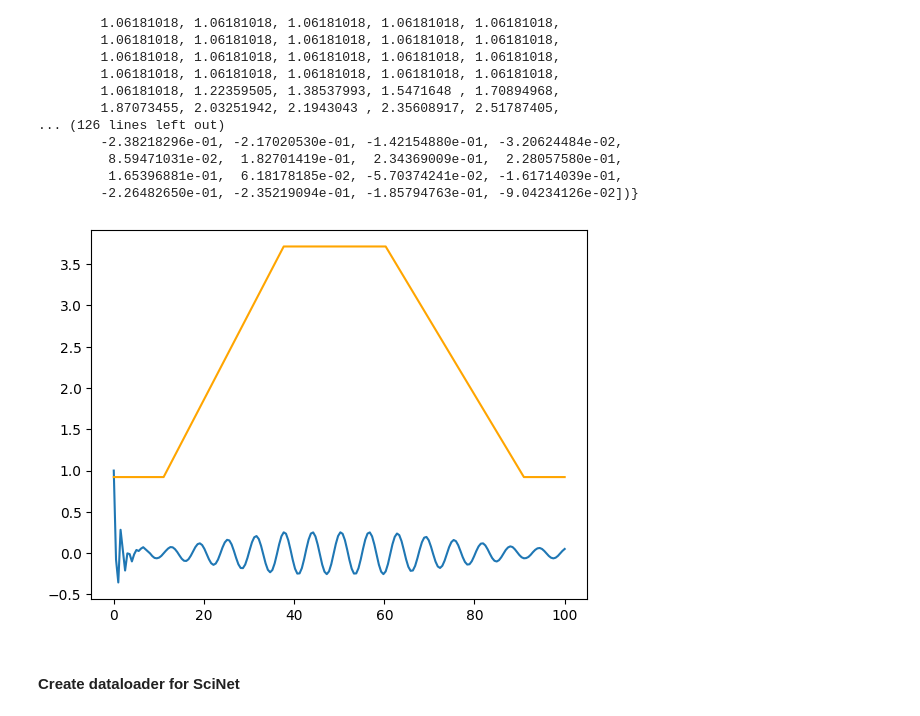
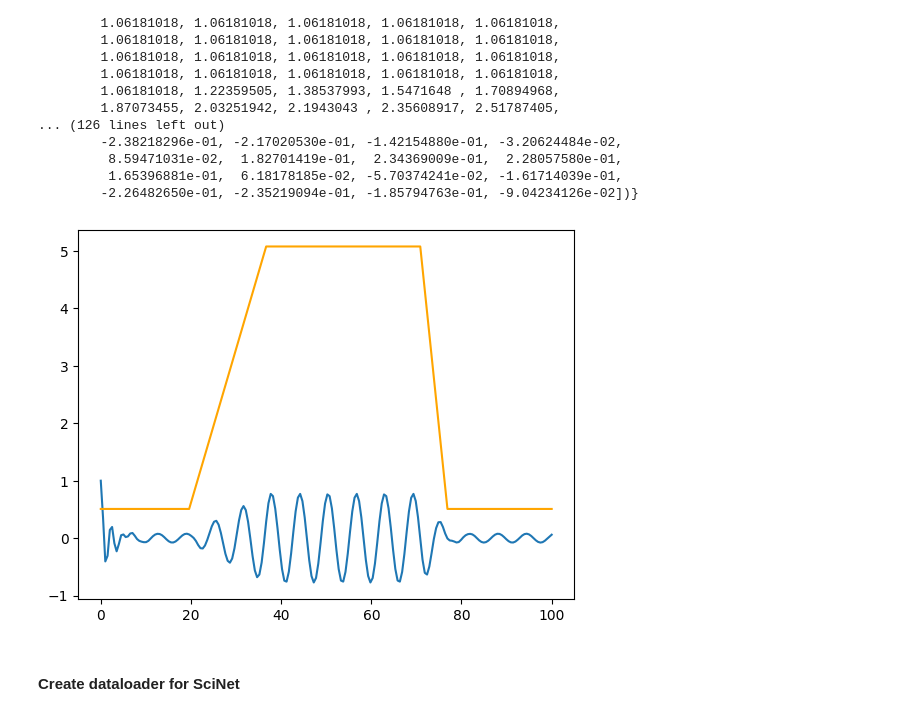
Before and after one commit to LouisBrusset/ITER-physical-parameters-with-SciNet, a Jupyter notebook: notebooks/synthetic_forced_pendulum_scinet.ipynb, the cells around one changed output. Cells and saved outputs as stored; diff of their text form; code cells hidden in the pictures.

```diff
--- a/notebooks/synthetic_forced_pendulum_scinet.ipynb
+++ b/notebooks/synthetic_forced_pendulum_scinet.ipynb
@@ -348,9 +348,9 @@ len(dataset)
 20000
 # %%
 path = config.DIR_RAW_DATA / "synthetic_damped_forced_pendulum_dataset.npy"
-np.save(path, dataset)
 
-#dataset = np.load(path, allow_pickle=True)
+#np.save(path, dataset)
+dataset = np.load(path, allow_pickle=True)
 # %%
 dataset[0]
 # %% [output]
@@ -372,12 +372,12 @@ dataset[0]
          1.65396881e-01,  6.18178185e-02, -5.70374241e-02, -1.61714039e-01,
         -2.26482650e-01, -2.35219094e-01, -1.85794763e-01, -9.04234126e-02])}
 # %%
-id_to_plot = 8
+id_to_plot = 9
 plt.plot(dataset[id_to_plot]['time'], dataset[id_to_plot]['angle'])
 plt.plot(dataset[id_to_plot]['time'], dataset[id_to_plot]['forcing'], color='orange')
 plt.show()
 # %% [output]
-[figure, old version]
+[figure, new version]
 # %% [markdown]
 #### Create dataloader for SciNet
 # %%
```
Also changed, not shown: parts of 11 cells of this notebook, 14 other files.
